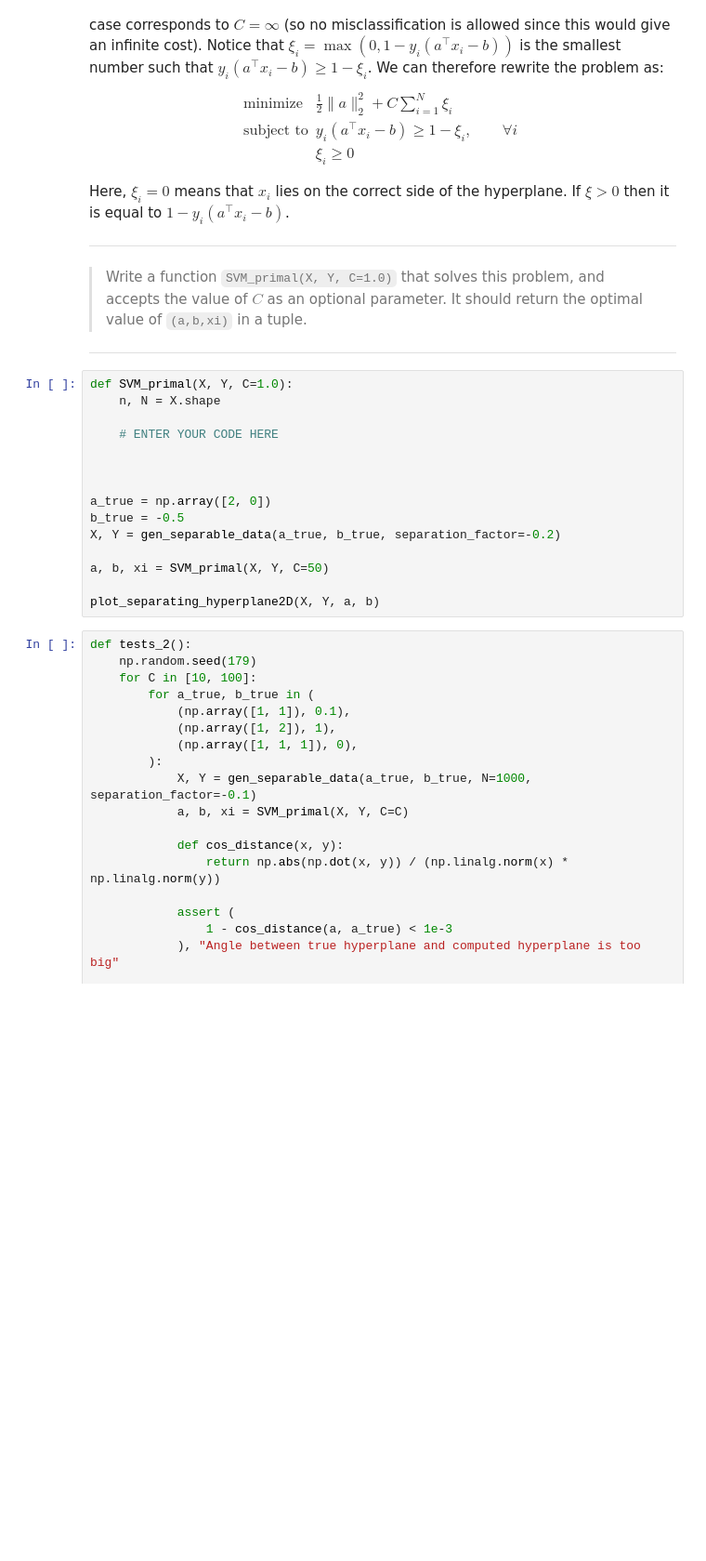
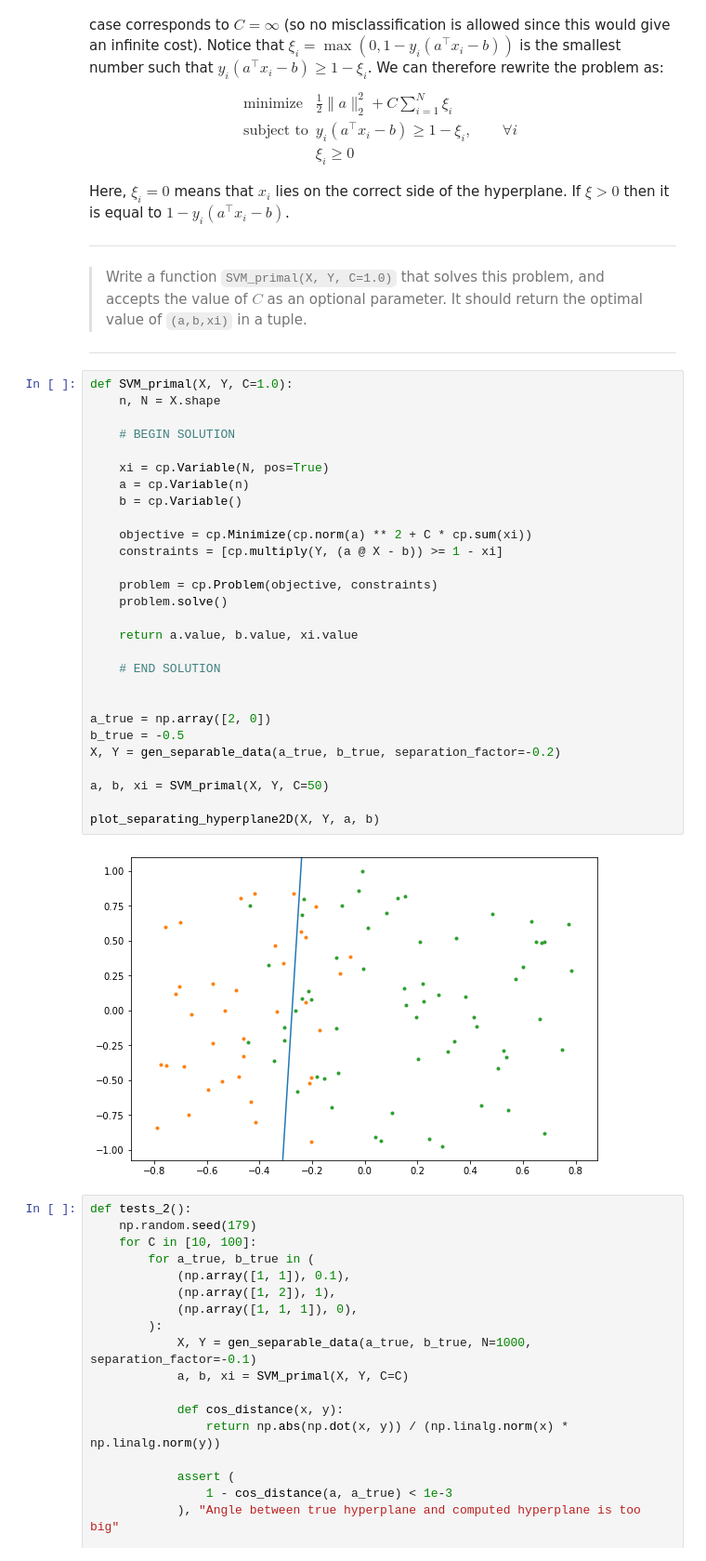
Before and after one commit to anhnguyendepocen/optimization-II-2021, a Jupyter notebook: notebooks/week9.ipynb, the cells around one changed output. Shown at 93% size. Drawn from its saved outputs; the diff is of its cells as text; blank space fills up the shorter version.

```diff
--- a/notebooks/week9.ipynb
+++ b/notebooks/week9.ipynb
@@ -198,18 +215,33 @@ ___
 # %%
 def SVM_primal(X, Y, C=1.0):
     n, N = X.shape
 
-    # ENTER YOUR CODE HERE
+    # BEGIN SOLUTION
 
+    xi = cp.Variable(N, pos=True)
+    a = cp.Variable(n)
+    b = cp.Variable()
+
+    objective = cp.Minimize(cp.norm(a) ** 2 + C * cp.sum(xi))
+    constraints = [cp.multiply(Y, (a @ X - b)) >= 1 - xi]
+
+    problem = cp.Problem(objective, constraints)
+    problem.solve()
+
+    return a.value, b.value, xi.value
+
+    # END SOLUTION
 
 
 a_true = np.array([2, 0])
 b_true = -0.5
 X, Y = gen_separable_data(a_true, b_true, separation_factor=-0.2)
 
 a, b, xi = SVM_primal(X, Y, C=50)
 
 plot_separating_hyperplane2D(X, Y, a, b)
+# %% [output]
+[figure, added]
 # %%
 def tests_2():
     np.random.seed(179)
```
Also changed, not shown: parts of 8 cells of this notebook.
